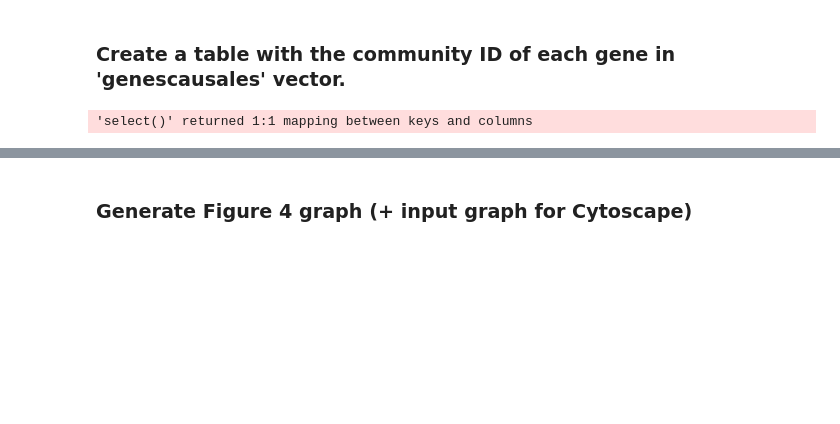
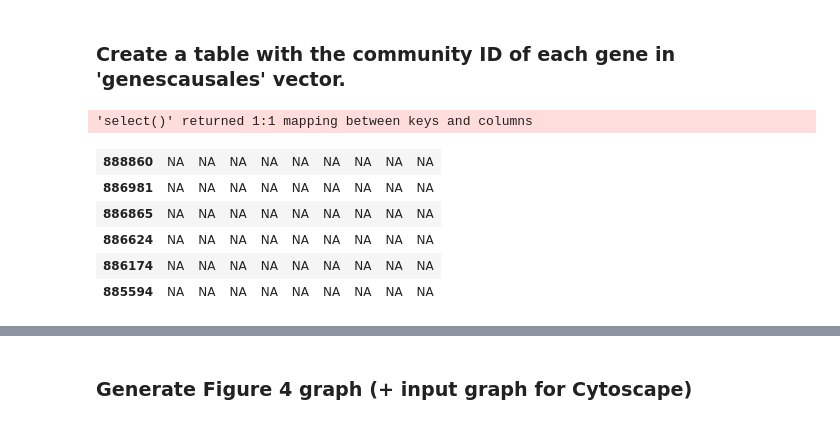
Before and after one commit to ikernunezca/CMS, a Jupyter notebook: Scripts/Figure_4_Plots.ipynb, the cells around one changed output, grey strips where cells are left out. Saved outputs shown, nothing was run; the diff lists cells and outputs as text; code cells hidden in the pictures; blank space fills up the shorter version.

```diff
--- a/Scripts/Figure_4_Plots.ipynb
+++ b/Scripts/Figure_4_Plots.ipynb
@@ -282,2 +278,11 @@ res <- res[!unlist(lapply(curl,function(x) length(x)==0)),]
 # %% [output]
 'select()' returned 1:1 mapping between keys and columns
+# %%
+head(res)
+# %% [output]
+| 888860 | NA | NA | NA | NA | NA | NA | NA | NA | NA |
+| 886981 | NA | NA | NA | NA | NA | NA | NA | NA | NA |
+| 886865 | NA | NA | NA | NA | NA | NA | NA | NA | NA |
+| 886624 | NA | NA | NA | NA | NA | NA | NA | NA | NA |
+| 886174 | NA | NA | NA | NA | NA | NA | NA | NA | NA |
+| 885594 | NA | NA | NA | NA | NA | NA | NA | NA | NA |
```
Also changed, not shown: parts of 18 cells of this notebook, 2 other files.
